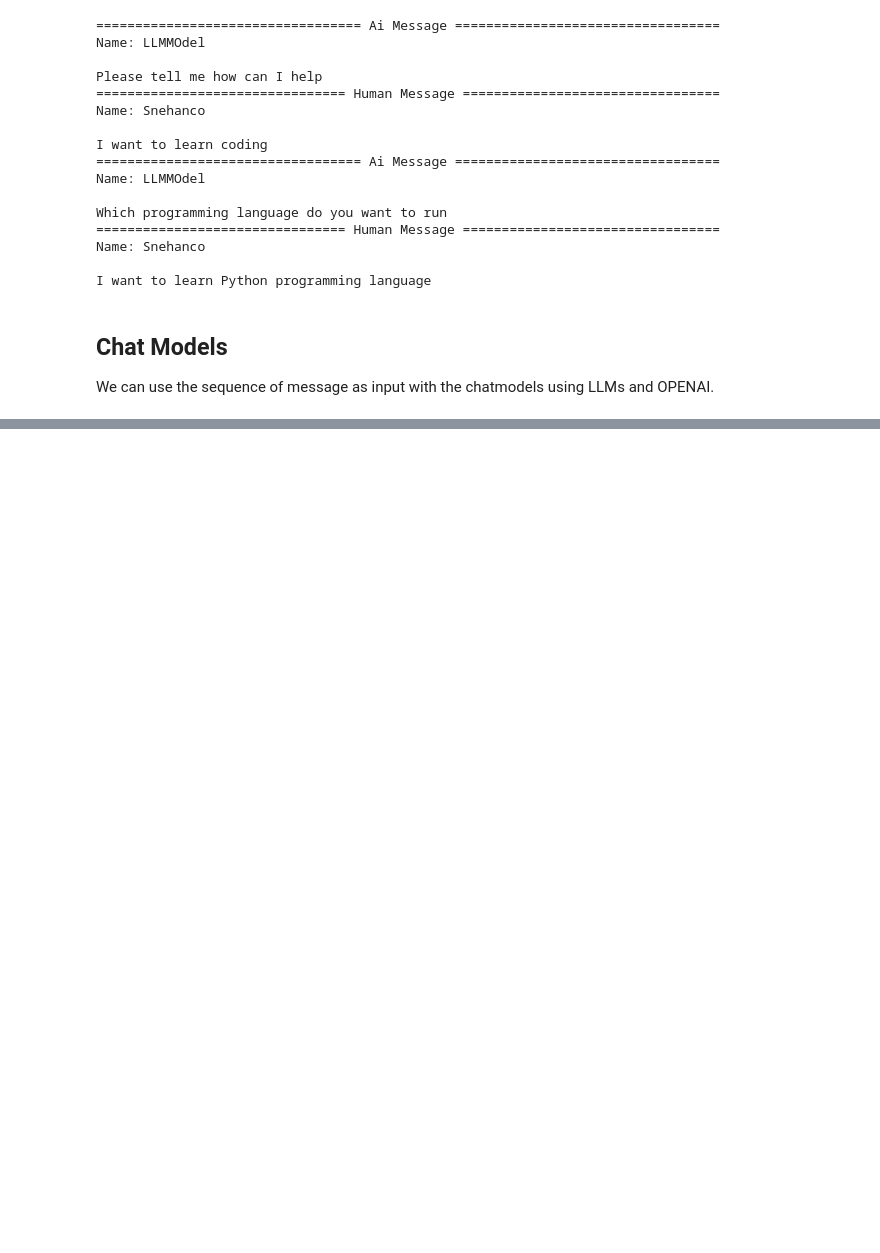
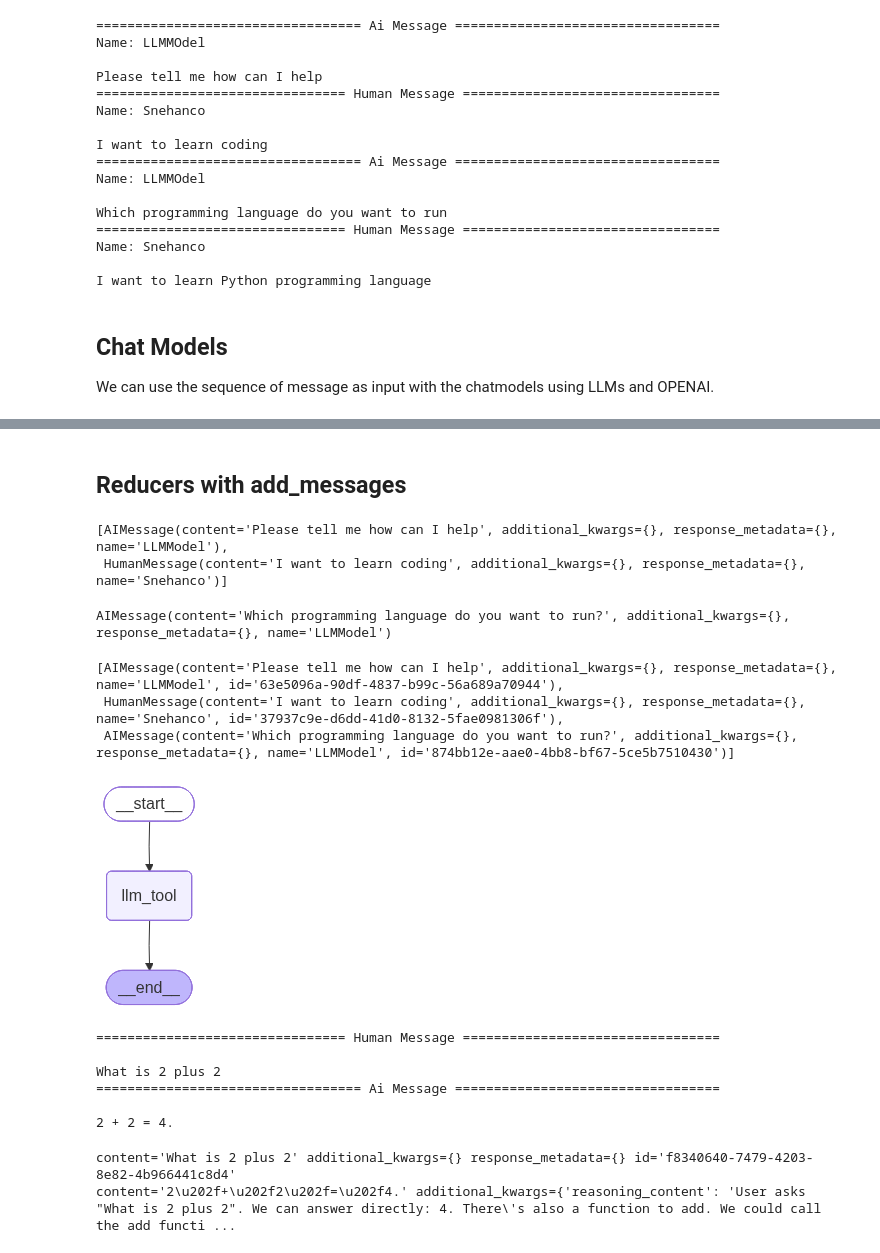
Before and after one commit to Snehanco/AgenticAI-LangGraph, a Jupyter notebook: Langgraph Basics/ChainsLanggraph.ipynb, the cells around one changed output, grey strips where cells are left out. Cells and saved outputs as stored; diff of their text form; code cells hidden in the pictures; blank space fills up the shorter version.

Commit message:
chaining messages and using tools

```diff
--- a/Langgraph Basics/ChainsLanggraph.ipynb
+++ b/Langgraph Basics/ChainsLanggraph.ipynb
@@ -79,0 +96,4 @@ result.response_metadata
+# %%
+llm_with_tools= llm.bind_tools([add])
+
+tool_call = llm_with_tools.invoke([HumanMessage(content=f"What is 2 plus 2", name="Snehanco")])
@@ -79,0 +106,6 @@ result.response_metadata
+# %%
+from typing_extensions import TypedDict
+from langchain_core.messages import AnyMessage
+
+class State(TypedDict):
+    messages: list[AnyMessage]
@@ -79,0 +133,70 @@ result.response_metadata
+# %%
+from typing_extensions import TypedDict
+from langchain_core.messages import AnyMessage
+from langgraph.graph.message import add_messages
+from typing import Annotated
+
+class State(TypedDict):
+    messages: Annotated[list[AnyMessage], add_messages]
+# %% [markdown]
+## Reducers with add_messages
+# %%
+initial_messages = [AIMessage(content=f"Please tell me how can I help", name="LLMModel")]
+initial_messages.append(HumanMessage(content=f"I want to learn coding", name="Snehanco"))
+initial_messages
+# %% [output]
+[AIMessage(content='Please tell me how can I help', additional_kwargs={}, response_metadata={}, name='LLMModel'),
+ HumanMessage(content='I want to learn coding', additional_kwargs={}, response_metadata={}, name='Snehanco')]
+# %%
+ai_message = AIMessage(content="Which programming language do you want to run?", name="LLMModel")
+ai_message
+# %% [output]
+AIMessage(content='Which programming language do you want to run?', additional_kwargs={}, response_metadata={}, name='LLMModel')
+# %%
+## Reducer add_messages is to append instead of override
+add_messages(initial_messages, ai_message)
+# %% [output]
+[AIMessage(content='Please tell me how can I help', additional_kwargs={}, response_metadata={}, name='LLMModel', id='63e5096a-90df-4837-b99c-56a689a70944'),
+ HumanMessage(content='I want to learn coding', additional_kwargs={}, response_metadata={}, name='Snehanco', id='37937c9e-d6dd-41d0-8132-5fae0981306f'),
+ AIMessage(content='Which programming language do you want to run?', additional_kwargs={}, response_metadata={}, name='LLMModel', id='874bb12e-aae0-4bb8-bf67-5ce5b7510430')]
+# %%
+# Chatbot node functionality
+def llm_tool(state: State):
+    return {"messages":[llm_with_tools.invoke(state["messages"])]}
+# %%
+from IPython.display import Image, display
+from langgraph.graph import StateGraph, START, END
+
+# Building Graph
+builder = StateGraph(State)
+
+builder.add_node("llm_tool", llm_tool)
+
+builder.add_edge(START,"llm_tool")
+builder.add_edge("llm_tool", END)
+
+graph = builder.compile()
+
+display(Image(graph.get_graph().draw_mermaid_png()))
+# %% [output]
+[figure, added]
+# %%
+from pprint import pprint
+
+messages = graph.invoke({"messages":"What is 2 plus 2"})
+
+for message in messages["messages"]:
+    message.pretty_print()
+# %% [output]
+================================ Human Message =================================
+
+What is 2 plus 2
+================================== Ai Message ==================================
+
+2 + 2 = 4.
+# %%
+for message in messages["messages"]:
+    print(message)
+# %% [output]
+content='What is 2 plus 2' additional_kwargs={} response_metadata={} id='f8340640-7479-4203-8e82-4b966441c8d4'
+content='2\u202f+\u202f2\u202f=\u202f4.' additional_kwargs={'reasoning_content': 'User asks "What is 2 plus 2". We can answer directly: 4. There\'s also a function to add. We could call the add functi ...
```
Also changed, not shown: parts of 12 cells of this notebook, 1 other file.
